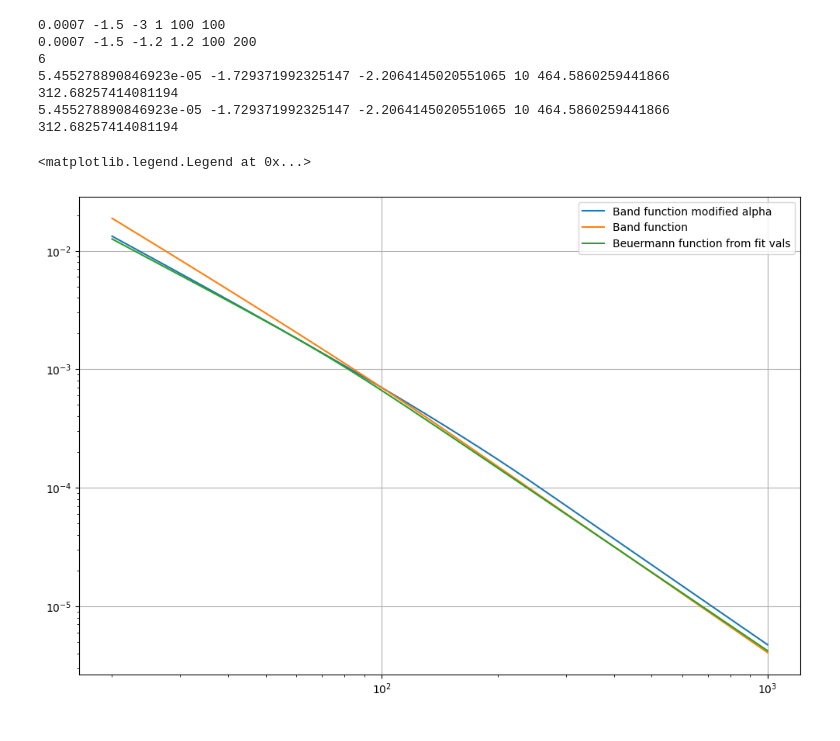
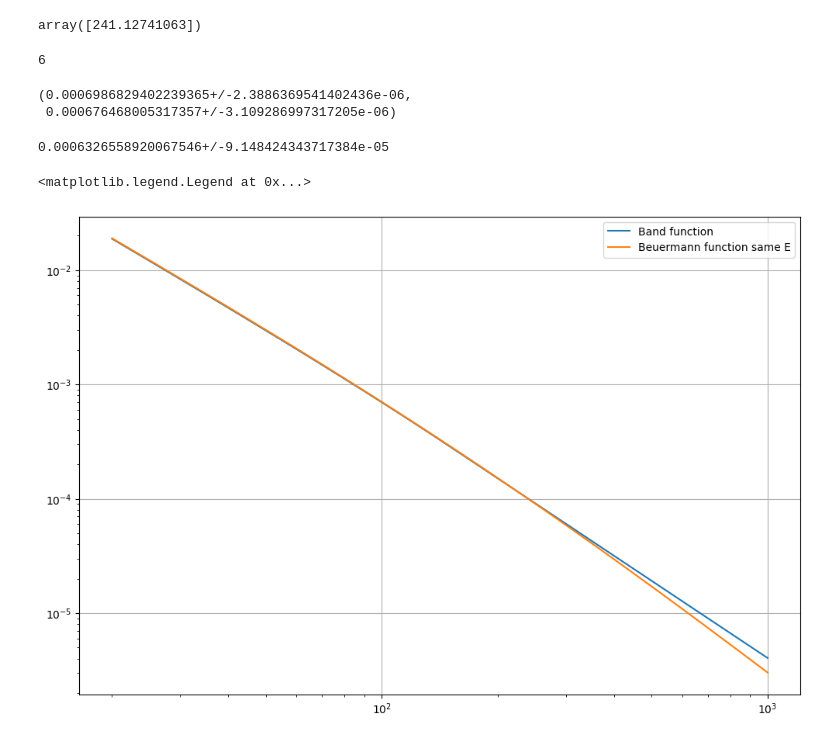
Before and after one commit to timmguthle/INTEGRAL-SPI, a Jupyter notebook: general/test_models.ipynb, the cells around one changed output. Saved outputs shown, nothing was run; the diff lists cells and outputs as text; code cells hidden in the pictures.

```diff
--- a/general/test_models.ipynb
+++ b/general/test_models.ipynb
@@ -30,3 +67,24 @@ fit_vals_band = [
+# %%
+fit_vals_beuermann_same_E = [
+    2.291328564907838959e-04,
+    -1.934083387329433190e+00,
+    -2.639646846040984762e+00,
+    1.654420241902389677e+00,
+    2.004543003628248243e+02,
+]
+
+n1 = fit_vals_beuermann_same_E[1] * fit_vals_beuermann_same_E[3]
+n2 = fit_vals_beuermann_same_E[2] * fit_vals_beuermann_same_E[3]
+E = fit_vals_beuermann_same_E[4]
+
+def func(x, n1, n2, E):
+    return (x/E)**n1 + (x/E)**n2 - 1
+
+res = sp.optimize.fsolve(func, 1, args=(n1, n2, E))
+
+res
+# %% [output]
+array([241.12741063])
 # %%
 x = np.geomspace(20, 1000, 200)
 band = C_Band()
@@ -44,9 +102,9 @@ print(len(fit_vals_beuermann))
 y_fit = beuermann.evaluate(x, *fit_vals_beuermann)
 fit_vals_beuermann[3] = 10
 y_fit_2 = beuermann.evaluate(x, *fit_vals_beuermann)
+
+
+beuermann_same_E = Beuermann_same_E()
+y_fit_3 = beuermann_same_E.evaluate(x, *fit_vals_beuermann_same_E)
 # %% [output]
-0.0007 -1.5 -3 1 100 100
-0.0007 -1.5 -1.2 1.2 100 200
 6
-5.455278890846923e-05 -1.729371992325147 -2.2064145020551065 10 464.5860259441866 312.68257414081194
-5.455278890846923e-05 -1.729371992325147 -2.2064145020551065 10 464.5860259441866 312.68257414081194
@@ -53,21 +113,47 @@ y_fit_2 = beuermann.evaluate(x, *fit_vals_beuermann)
+# %%
+# print(fit_vals_band[0])
+# print(band.evaluate(np.array([100]), fit_vals_band[0], fit_vals_band[1], 500, fit_vals_band[2], 100))
+
+beuermann_2003_fit = val_cov_to_ufloat('/home/tguethle/Documents/spi/Master_Thesis/main_files/crab_19/fit_2_2003_combined/crab_beuermann_fit_20_1000_same_E')
+beuermann_2017_fit = val_cov_to_ufloat('/home/tguethle/Documents/spi/Master_Thesis/main_files/crab_19/fit_2_2017_combined/crab_beuermann_fit_20_1000_same_E')
+
+band_2003_fit = val_cov_to_ufloat('/home/tguethle/Documents/spi/Master_Thesis/main_files/crab_19/fit_2_2003_combined/crab_band_fit_20_1000')
+band_2017_fit = val_cov_to_ufloat('/home/tguethle/Documents/spi/Master_Thesis/main_files/crab_19/fit_2_2017_combined/crab_band_fit_20_1000')
+
+band_2003_free_E = val_cov_to_ufloat("/home/tguethle/Documents/spi/Master_Thesis/main_files/crab_19/fit_2_2017_combined/crab_band_free_E_c_fit_20_1000")
+
+K_100_beuermann = beuermann_eval_no_numba(np.array([100]), *beuermann_2003_fit, beuermann_2003_fit[-1]), beuermann_eval_no_numba(np.array([100]), *beuermann_2017_fit, beuermann_2017_fit[-1])
+K_100_band = band_eval_no_numba(100, *band_2003_fit[:3], 500, 100), band_eval_no_numba(100, *band_2017_fit[:3], 500, 100)
+
+K_100_band_free_E = band_eval_no_numba(100, band_2003_free_E[0], band_2003_free_E[1], band_2003_free_E[3], band_2003_free_E[2], 100)
+
+K_100_band
+# %% [output]
+(0.0006986829402239365+/-2.3886369541402436e-06,
+ 0.000676468005317357+/-3.109286997317205e-06)
+# %%
+K_100_band_free_E
+# %% [output]
+0.0006326558920067546+/-9.148424343717384e-05
 # %%
 # comparison of the spectrum functions with real fit values
 
 fig, ax = plt.subplots(figsize=(12, 8))
 
 ax.grid()
 
 ax.set_xscale('log')
 ax.set_yscale('log')
-ax.plot(x, y, label='Band function modified alpha')
+# ax.plot(x, y, label='Band function modified alpha')
 ax.plot(x, y_b, label='Band function')
-# ax.plot(x, y2, label='Beuermann function n = 1')
-ax.plot(x, y_fit, label='Beuermann function from fit vals')
+# # ax.plot(x, y2, label='Beuermann function n = 1')
+# ax.plot(x, y_fit, label='Beuermann function from fit vals')
+ax.plot(x, y_fit_3, label='Beuermann function same E')
 # ax.plot(x, y_fit_2, label='Beuermann function')
 ax.legend()
 # %% [output]
 <matplotlib.legend.Legend at 0x...>
-[figure, old version]
+[figure, new version]
 # %%
 
 x = np.geomspace(20, 3000, 200)
```
Also changed, not shown: parts of 5 cells of this notebook, 4 other files.
